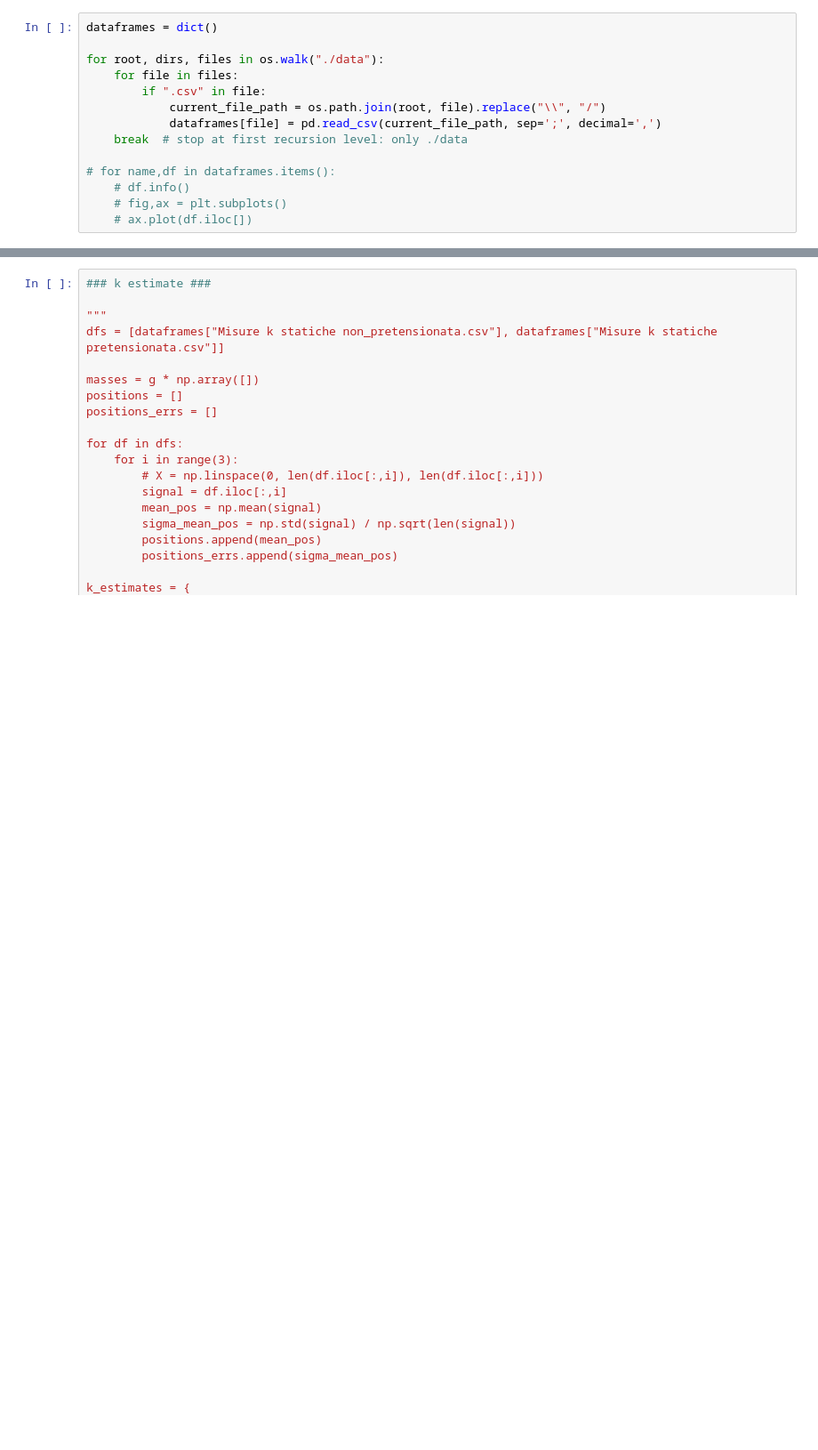
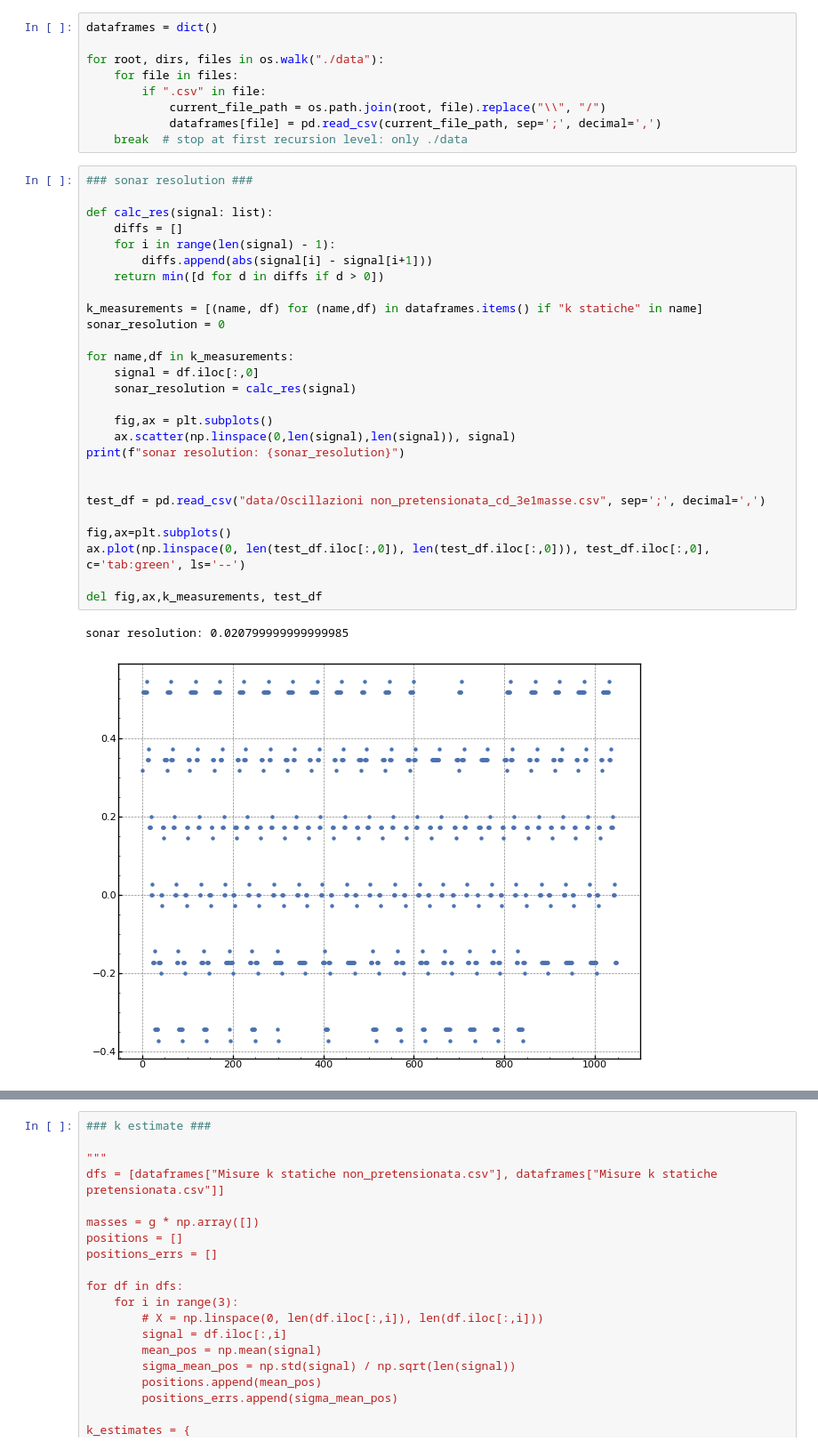
Before and after one commit to trapano-monogamo/laboratorio_smorzato_forzato, a Jupyter notebook: program.ipynb, the cells around one changed output, grey strips where cells are left out. Shown: that part at 89% size. Drawn from its saved outputs; the diff is of its cells as text; blank space fills up the shorter version.

```diff
--- a/program.ipynb
+++ b/program.ipynb
@@ -19,8 +25,33 @@ for root, dirs, files in os.walk("./data"):
             current_file_path = os.path.join(root, file).replace("\\", "/")
             dataframes[file] = pd.read_csv(current_file_path, sep=';', decimal=',')
     break  # stop at first recursion level: only ./data
-
-# for name,df in dataframes.items():
-    # df.info()
-    # fig,ax = plt.subplots()
-    # ax.plot(df.iloc[])
+# %%
+### sonar resolution ###
+
+def calc_res(signal: list):
+    diffs = []
+    for i in range(len(signal) - 1):
+        diffs.append(abs(signal[i] - signal[i+1]))
+    return min([d for d in diffs if d > 0])
+
+k_measurements = [(name, df) for (name,df) in dataframes.items() if "k statiche" in name]
+sonar_resolution = 0
+
+for name,df in k_measurements:
+    signal = df.iloc[:,0]
+    sonar_resolution = calc_res(signal)
+
+    fig,ax = plt.subplots()
+    ax.scatter(np.linspace(0,len(signal),len(signal)), signal)
+print(f"sonar resolution: {sonar_resolution}")
+
+
+test_df = pd.read_csv("data/Oscillazioni non_pretensionata_cd_3e1masse.csv", sep=';', decimal=',')
+
+fig,ax=plt.subplots()
+ax.plot(np.linspace(0, len(test_df.iloc[:,0]), len(test_df.iloc[:,0])), test_df.iloc[:,0], c='tab:green', ls='--')
+
+del fig,ax,k_measurements, test_df
+# %% [output]
+sonar resolution: 0.020799999999999985
+[figure, added]
```
Also changed, not shown: parts of 4 cells of this notebook, 4 other files.
